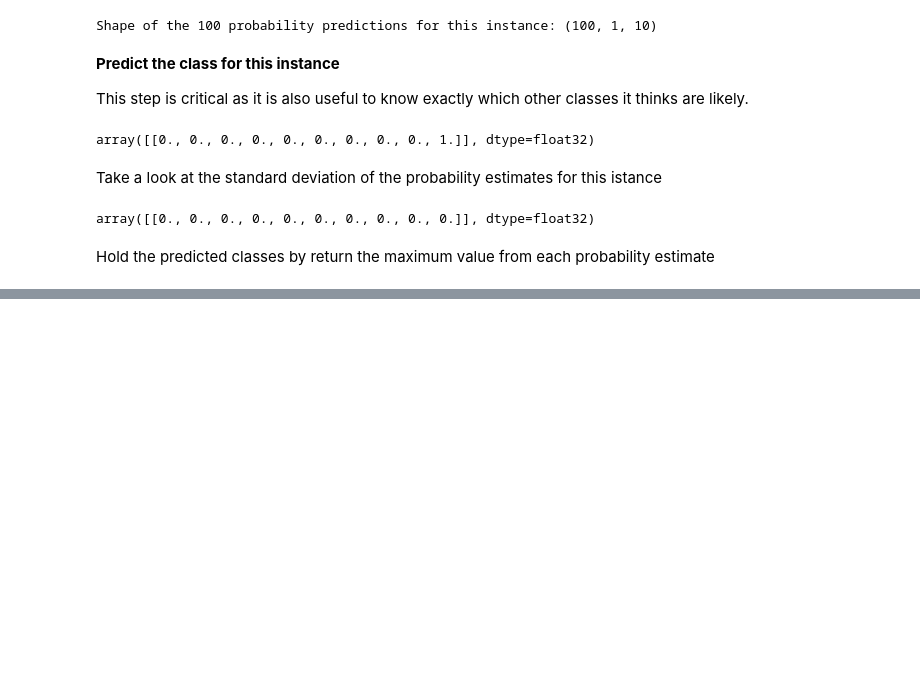
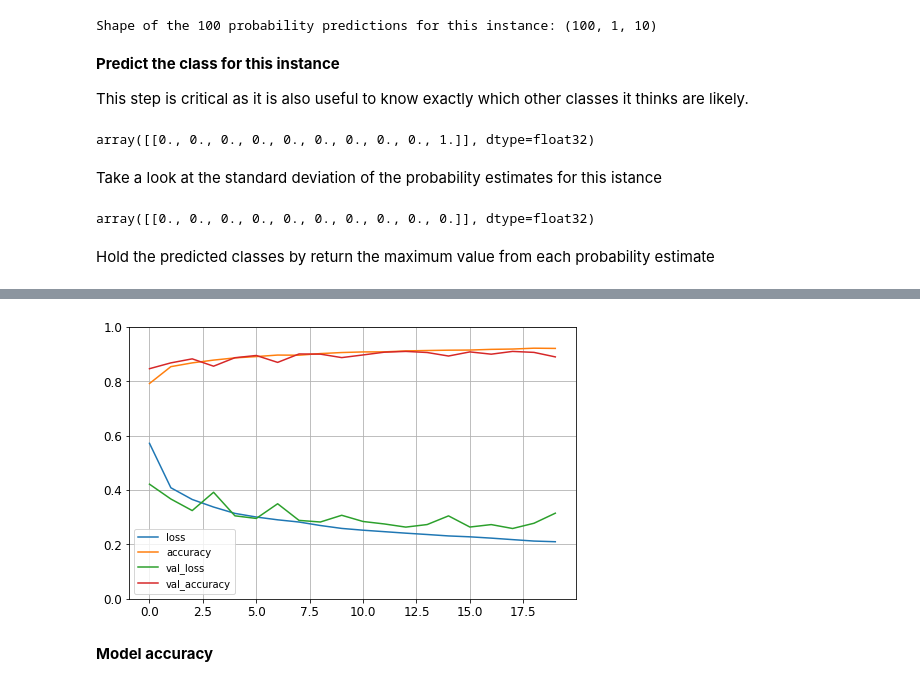
Before and after one commit to tzamalisp/dev_tasks, a Jupyter notebook: NBs/NN01 - Neural Networks Introduction - MNIST Fashion (Classification).ipynb, the cells around one changed output, grey strips where cells are left out. Saved outputs shown, nothing was run; the diff lists cells and outputs as text; code cells hidden in the pictures; blank space fills up the shorter version.

Commit message:
Create a MC CNN and train it

```diff
--- a/NBs/NN01 - Neural Networks Introduction - MNIST Fashion (Classification).ipynb
+++ b/NBs/NN01 - Neural Networks Introduction - MNIST Fashion (Classification).ipynb
@@ -798,0 +872,20 @@ accuracy
+# %%
+model_mc_cnn = Sequential()
+model_mc_cnn.add(Conv2D(32, (3, 3), kernel_initializer='he_uniform', input_shape=(28, 28, 1)))
+model_mc_cnn.add(BatchNormalization())
+model_mc_cnn.add(Activation("relu"))
+model_mc_cnn.add(MCDropout(0.5))
+model_mc_cnn.add(MaxPooling2D((2, 2)))
+model_mc_cnn.add(Conv2D(64, (3, 3), activation='relu', kernel_initializer='he_uniform'))
+model_mc_cnn.add(BatchNormalization())
+model_mc_cnn.add(Activation("relu"))
+model_mc_cnn.add(Conv2D(64, (3, 3), kernel_initializer='he_uniform'))
+model_mc_cnn.add(BatchNormalization())
+model_mc_cnn.add(Activation("relu"))
+model_mc_cnn.add(MaxPooling2D((2, 2)))
+model_mc_cnn.add(Flatten())
+model_mc_cnn.add(Dense(100, kernel_initializer='he_uniform'))
+model_mc_cnn.add(BatchNormalization())
+model_mc_cnn.add(Activation("relu"))
+model_mc_cnn.add(MCDropout(0.5))
+model_mc_cnn.add(Dense(10, activation='softmax'))
@@ -798,0 +912,7 @@ accuracy
+# %%
+model_mc_cnn.compile(loss=model_params["loss"],
+                     optimizer=model_params["optimizer"],
+                     metrics=model_params["metrics"])
+# %%
+history = model_mc_cnn.fit(X_train_normalized_cnn, y_train, epochs=model_params["n_epochs"],
+                           validation_data=(X_valid_normalized_cnn, y_valid))
@@ -798,0 +937,9 @@ accuracy
+# %%
+pd.DataFrame(history.history).plot(figsize=(8, 5))
+plt.grid(True)
+plt.gca().set_ylim(0, 1)
+plt.show()
+# %% [output]
+[figure, added]
+# %% [markdown]
+**Model accuracy**
```
Also changed, not shown: parts of 71 cells of this notebook.
